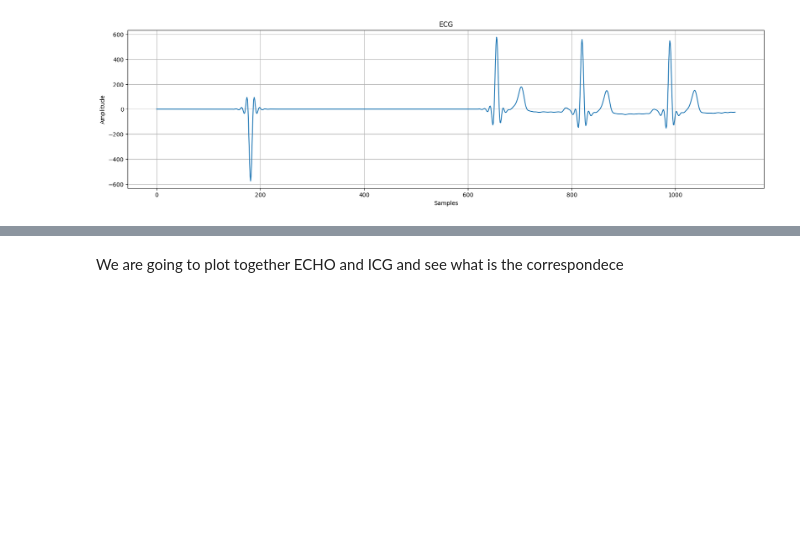
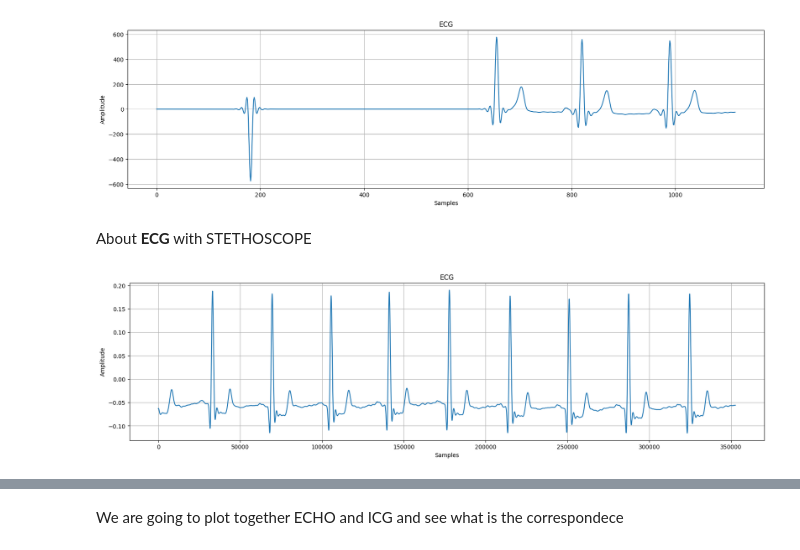
Before and after one commit to eduardo-illueca/icg-project, a Jupyter notebook: Maria_HeartCycle_RAWDATA.ipynb, the cells around one changed output, grey strips where cells are left out. Drawn from its saved outputs; the diff is of its cells as text; code cells hidden in the pictures; blank space fills up the shorter version.

```diff
--- a/Maria_HeartCycle_RAWDATA.ipynb
+++ b/Maria_HeartCycle_RAWDATA.ipynb
@@ -88,3 +91,19 @@ plt.grid(True)
 plt.show()
 # %% [output]
 [figure]
+# %% [markdown]
+About **ECG** with STETHOSCOPE
+# %%
+ECG=measures[0,2]
+ECG_time=ECG['time']
+ECG_data=ECG['data']
+ECG_data_value = ECG_data[0, 0]
+plt.figure(figsize=(20, 5))
+plt.plot(ECG_data_value[0:352661])
+plt.title('ECG')
+plt.xlabel('Samples')
+plt.ylabel('Amplitude')
+plt.grid(True)
+plt.show()
+# %% [output]
+[figure, added]
```
Also changed, not shown: parts of 24 cells of this notebook.
